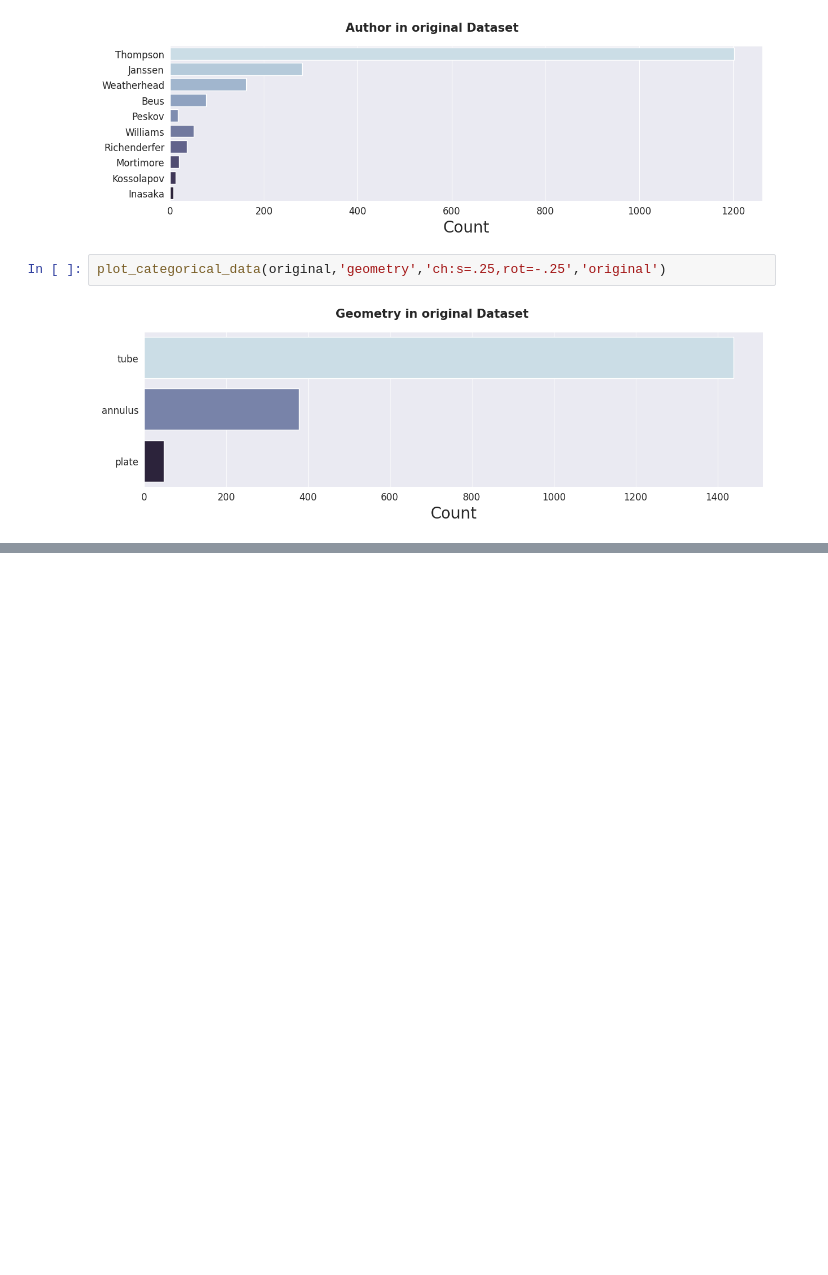
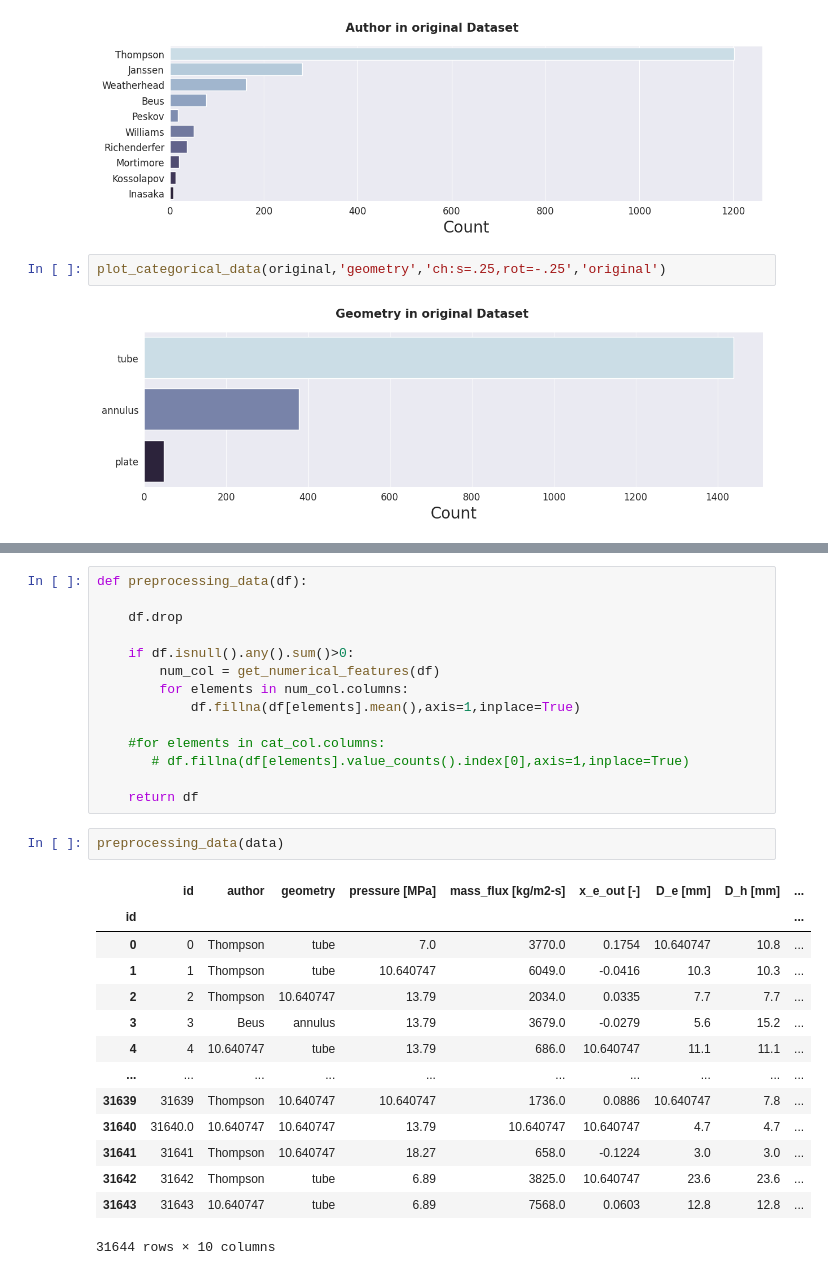
Before and after one commit to averma111/Kaggle_Competition, a Jupyter notebook: pytorch-ps3e15-regression.ipynb, the cells around one changed output, grey strips where cells are left out. Cells and saved outputs as stored; diff of their text form; blank space fills up the shorter version.

```diff
--- a/pytorch-ps3e15-regression.ipynb
+++ b/pytorch-ps3e15-regression.ipynb
@@ -151,0 +181,31 @@ ValueError: Boolean array expected for the condition, not object
+# %%
+def preprocessing_data(df):
+
+    df.drop
+
+    if df.isnull().any().sum()>0:
+        num_col = get_numerical_features(df)
+        for elements in num_col.columns:
+            df.fillna(df[elements].mean(),axis=1,inplace=True)
+
+    #for elements in cat_col.columns:
+       # df.fillna(df[elements].value_counts().index[0],axis=1,inplace=True)
+
+    return df
+# %%
+preprocessing_data(data)
+# %% [output]
+|  | id | author | geometry | pressure [MPa] | mass_flux [kg/m2-s] | x_e_out [-] | D_e [mm] | D_h [mm] | ... |
+| id |  |  |  |  |  |  |  |  | ... |
+| 0 | 0 | Thompson | tube | 7.0 | 3770.0 | 0.1754 | 10.640747 | 10.8 | ... |
+| 1 | 1 | Thompson | tube | 10.640747 | 6049.0 | -0.0416 | 10.3 | 10.3 | ... |
+| 2 | 2 | Thompson | 10.640747 | 13.79 | 2034.0 | 0.0335 | 7.7 | 7.7 | ... |
+| 3 | 3 | Beus | annulus | 13.79 | 3679.0 | -0.0279 | 5.6 | 15.2 | ... |
+| 4 | 4 | 10.640747 | tube | 13.79 | 686.0 | 10.640747 | 11.1 | 11.1 | ... |
+| ... | ... | ... | ... | ... | ... | ... | ... | ... | ... |
+| 31639 | 31639 | Thompson | 10.640747 | 10.640747 | 1736.0 | 0.0886 | 10.640747 | 7.8 | ... |
+| 31640 | 31640.0 | 10.640747 | 10.640747 | 13.79 | 10.640747 | 10.640747 | 4.7 | 4.7 | ... |
+| 31641 | 31641 | Thompson | 10.640747 | 18.27 | 658.0 | -0.1224 | 3.0 | 3.0 | ... |
+| 31642 | 31642 | Thompson | tube | 6.89 | 3825.0 | 10.640747 | 23.6 | 23.6 | ... |
+| 31643 | 31643 | 10.640747 | tube | 6.89 | 7568.0 | 0.0603 | 12.8 | 12.8 | ... |
+31644 rows × 10 columns
```
Also changed, not shown: parts of 7 cells of this notebook.
